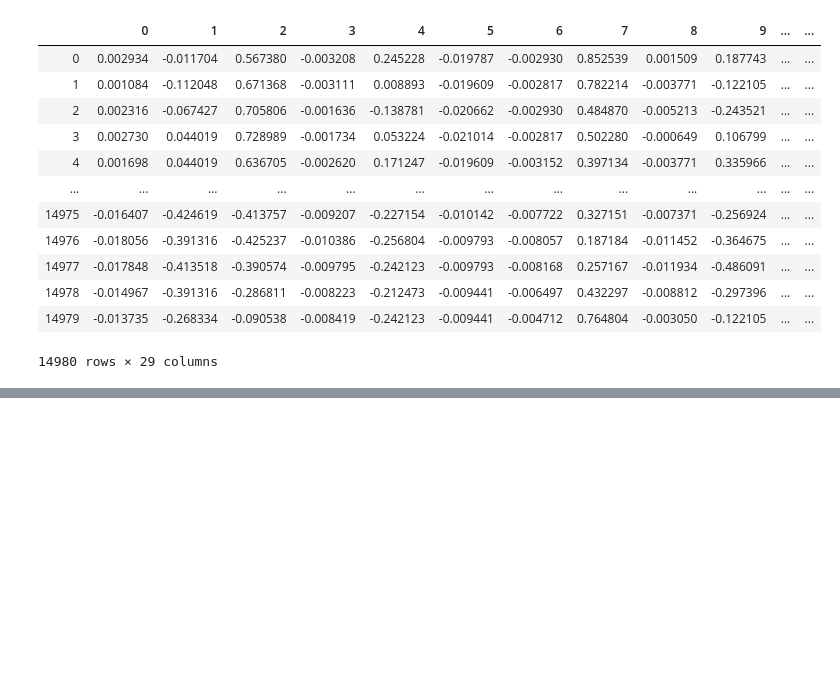
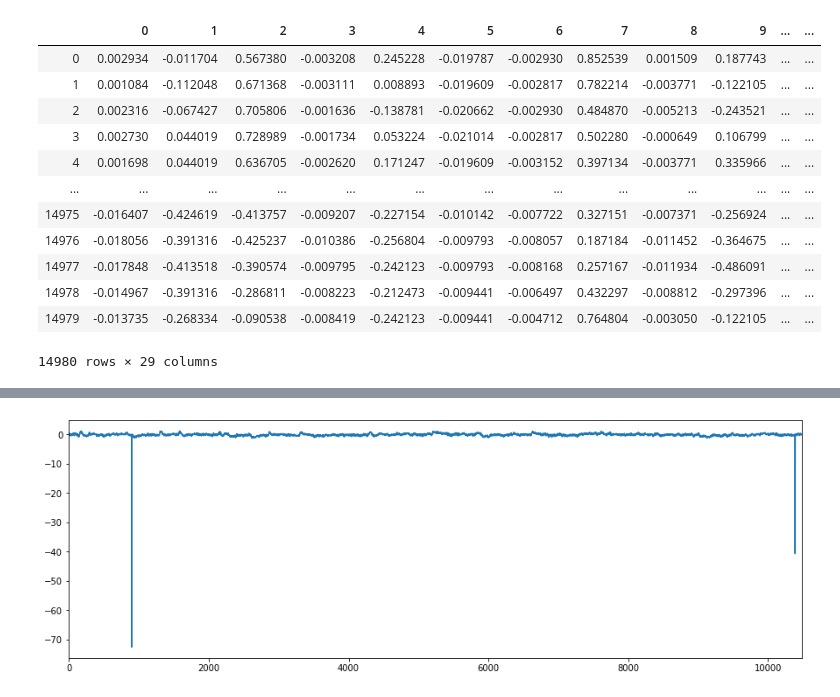
Before and after one commit to gaoyuting21/gaoyuting, a Jupyter notebook: eyes/Untitled.ipynb, the cells around one changed output, grey strips where cells are left out. Cells and saved outputs as stored; diff of their text form; code cells hidden in the pictures; blank space fills up the shorter version.

```diff
--- a/eyes/Untitled.ipynb
+++ b/eyes/Untitled.ipynb
@@ -133,0 +129,5 @@ train_x.shape[1]
+# %%
+import matplotlib.pyplot as plt
+train['2'].plot(figsize=(15,5));
+# %% [output]
+[figure, added]
```
Also changed, not shown: parts of 28 cells of this notebook.
